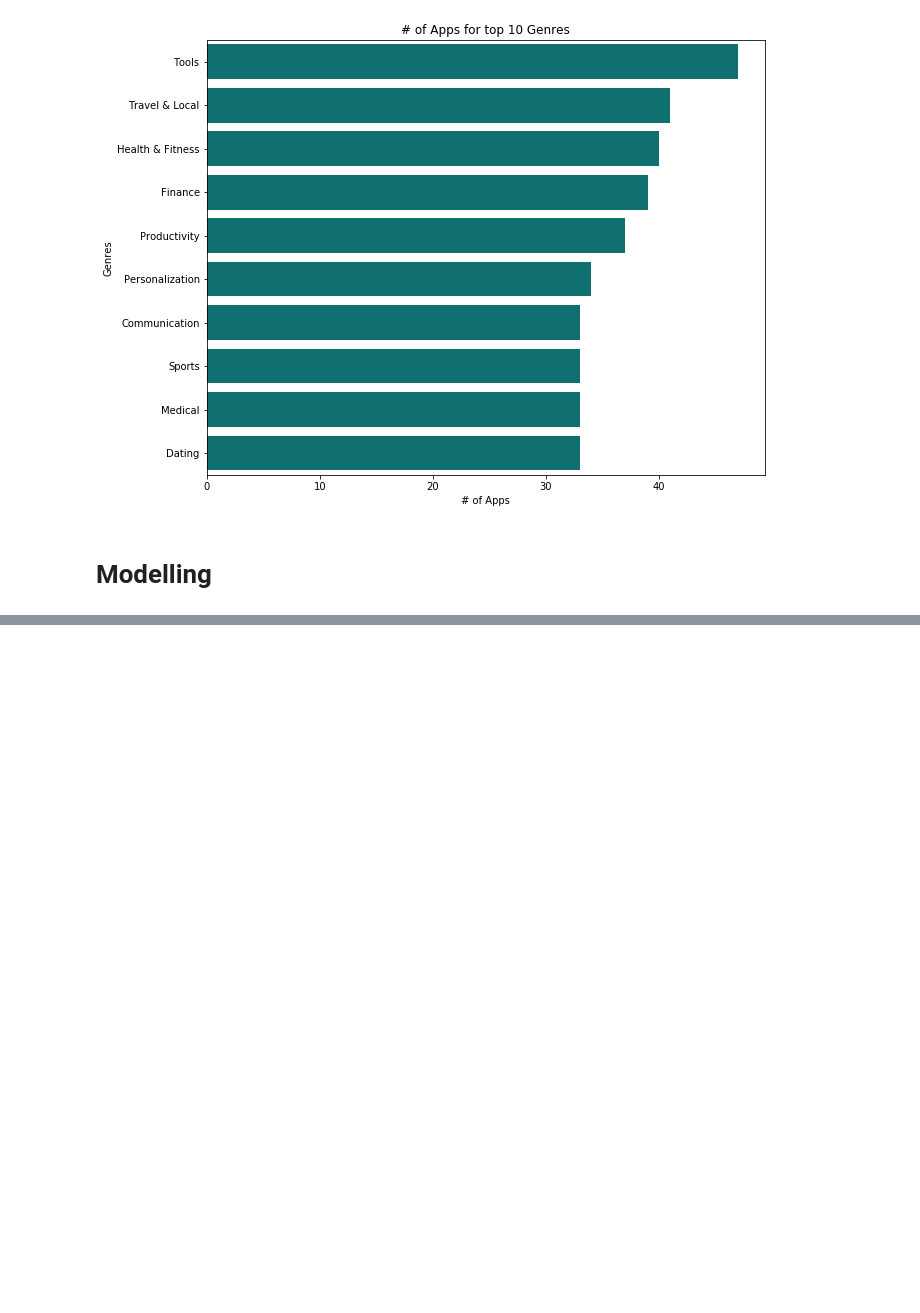
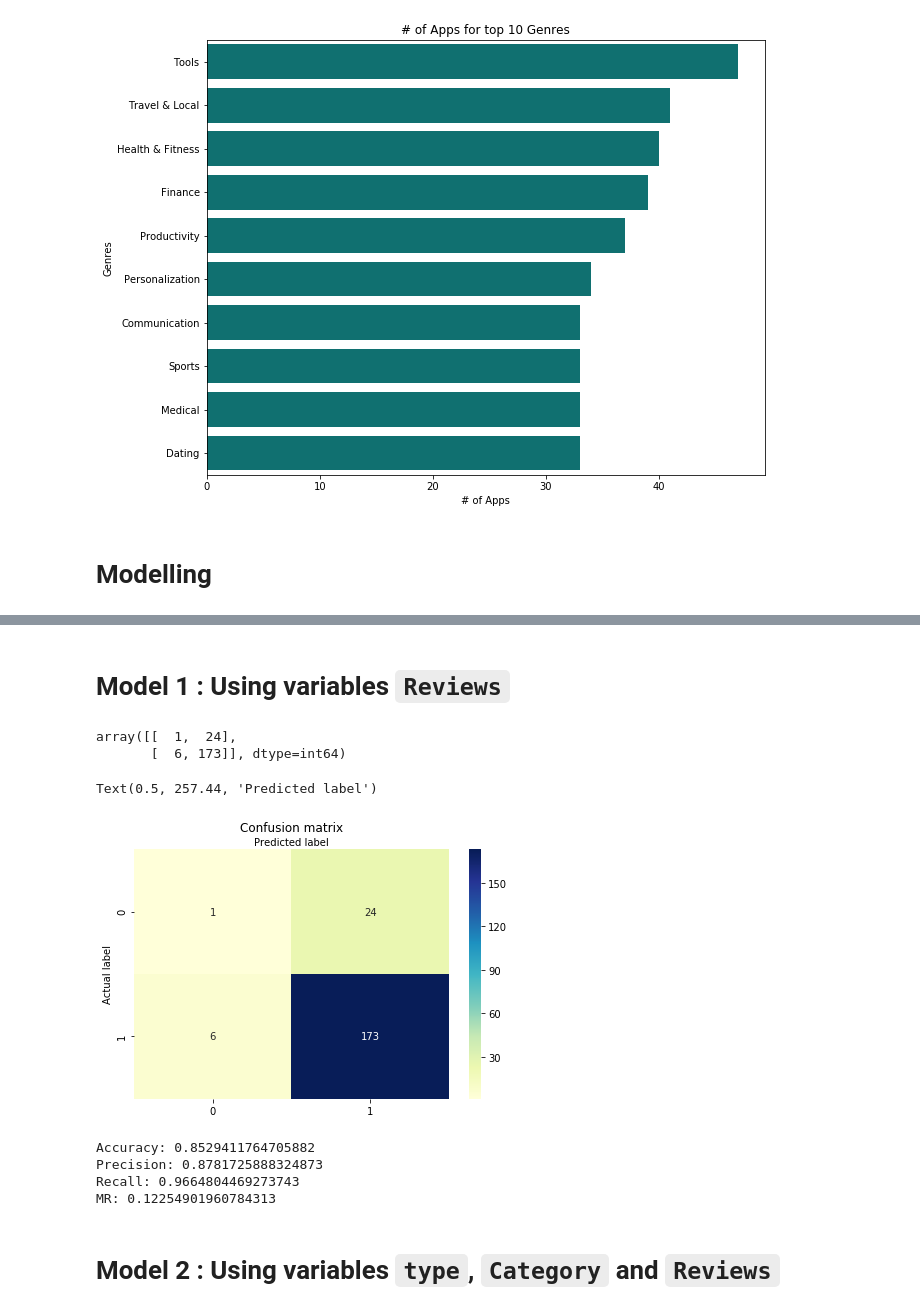
Before and after one commit to sarafkp/Python-for-Data-Science, a Jupyter notebook: Project/pg_final_project_2.0.ipynb, the cells around one changed output, grey strips where cells are left out. Drawn from its saved outputs; the diff is of its cells as text; code cells hidden in the pictures; blank space fills up the shorter version.

Commit message:
Updated Logistic regression with performance metrics and assymetric weights

```diff
--- a/Project/pg_final_project_2.0.ipynb
+++ b/Project/pg_final_project_2.0.ipynb
@@ -270,0 +235,47 @@ merge_playstore.head()
+# %% [markdown]
+# Model 1 : Using variables `Reviews`
+# %%
+merge_playstore1=merge_playstore.dropna(axis=0, how='any')
+# %%
+logreg = LogisticRegression(class_weight={0:3,1:1})
+# %%
+X=merge_playstore1[['Reviews']]
+y=merge_playstore1['Sentiment_Classifier']
+
+Xtrain, Xtest, ytrain, ytest = train_test_split(X, y, random_state=123)
+# %%
+logreg.fit(Xtrain,ytrain)
+y_pred=logreg.predict(Xtest)
+cnf_matrix = metrics.confusion_matrix(ytest, y_pred)
+cnf_matrix
+# %% [output]
+array([[  1,  24],
+       [  6, 173]], dtype=int64)
+# %%
+class_names=[0,1] # name  of classes
+fig, ax = plt.subplots()
+tick_marks = np.arange(len(class_names))
+plt.xticks(tick_marks, class_names)
+plt.yticks(tick_marks, class_names)
+# create heatmap
+sns.heatmap(pd.DataFrame(cnf_matrix), annot=True, cmap="YlGnBu" ,fmt='g')
+ax.xaxis.set_label_position("top")
+plt.tight_layout()
+plt.title('Confusion matrix', y=1.1)
+plt.ylabel('Actual label')
+plt.xlabel('Predicted label')
+# %% [output]
+Text(0.5, 257.44, 'Predicted label')
+[figure, added]
+# %%
+print("Accuracy:",metrics.accuracy_score(ytest, y_pred))
+print("Precision:",metrics.precision_score(ytest, y_pred))
+print("Recall:",metrics.recall_score(ytest, y_pred))
+print("MR:",(ytest!=y_score).mean())
+# %% [output]
+Accuracy: 0.8529411764705882
+Precision: 0.8781725888324873
+Recall: 0.9664804469273743
+MR: 0.12254901960784313
+# %% [markdown]
+# Model 2 : Using variables `type`, `Category` and `Reviews`
```
Also changed, not shown: parts of 36 cells of this notebook.
